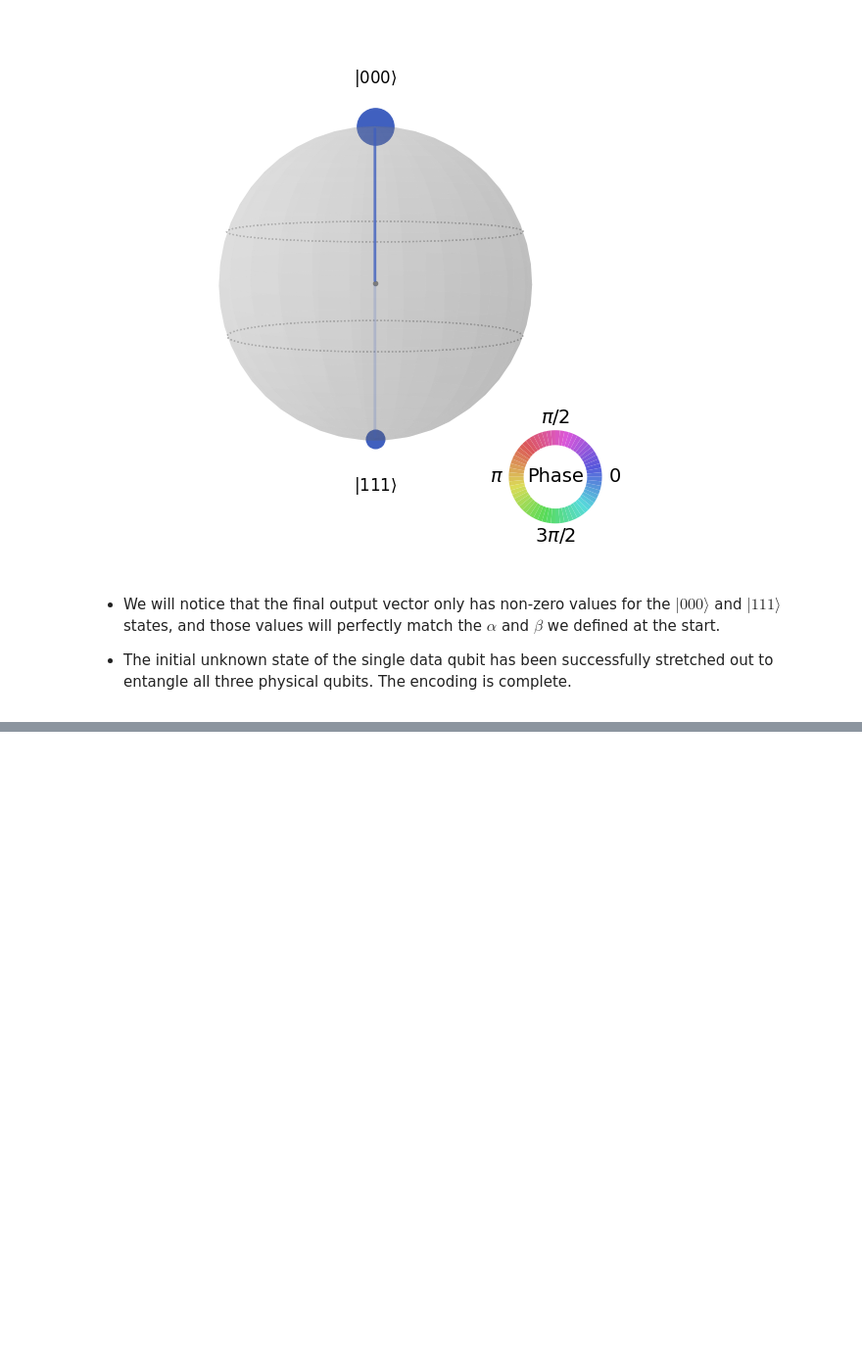
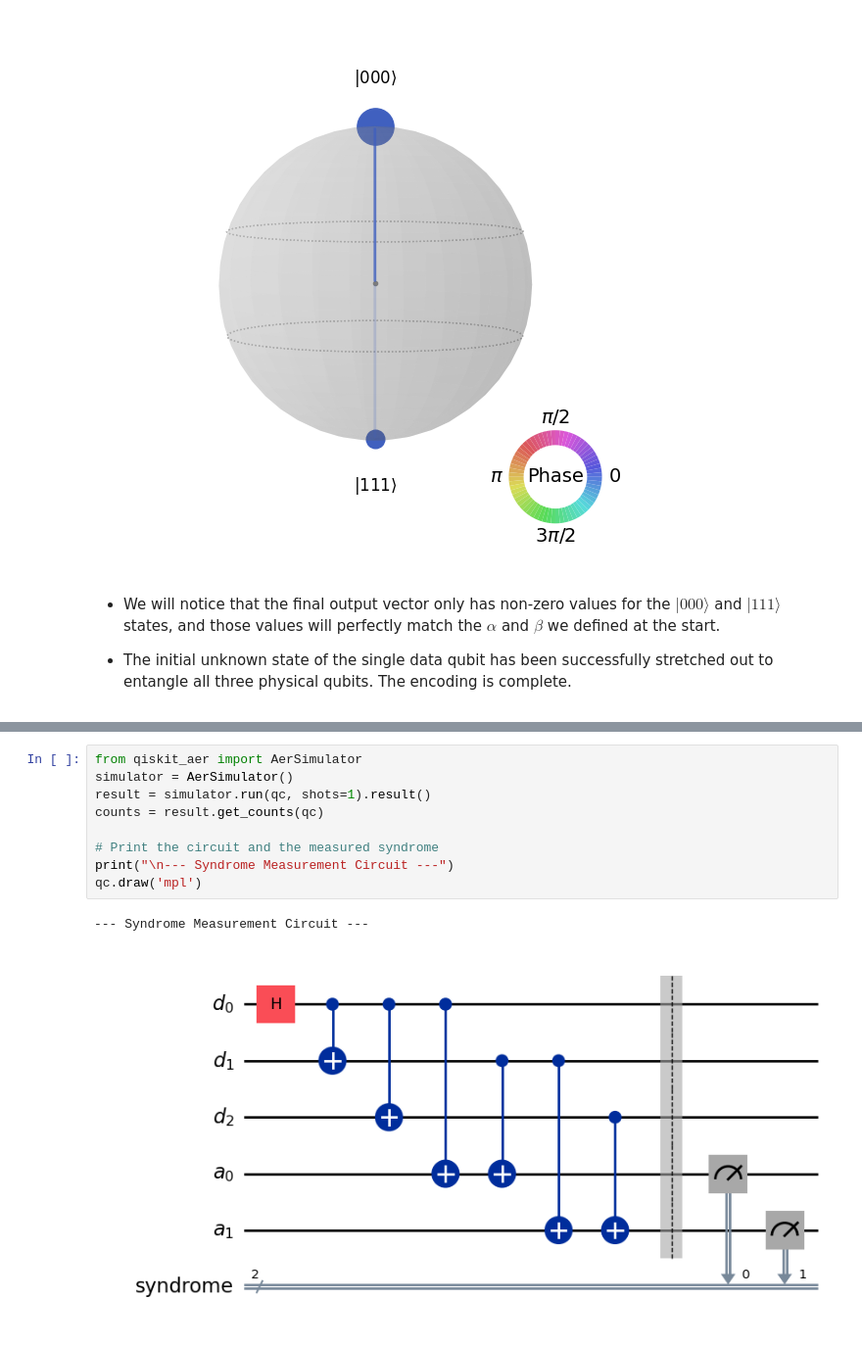
Before and after one commit to ManishSahani24/Quantum-Error-Correction, a Jupyter notebook: Quantum_Error_Correction.ipynb, the cells around one changed output, grey strips where cells are left out. Shown at 98% size. Saved outputs shown, nothing was run; the diff lists cells and outputs as text; blank space fills up the shorter version.

```diff
--- a/Quantum_Error_Correction.ipynb
+++ b/Quantum_Error_Correction.ipynb
@@ -171,0 +203,12 @@ plot_state_qsphere(state_x)
+# %%
+from qiskit_aer import AerSimulator
+simulator = AerSimulator()
+result = simulator.run(qc, shots=1).result()
+counts = result.get_counts(qc)
+
+# Print the circuit and the measured syndrome
+print("\n--- Syndrome Measurement Circuit ---")
+qc.draw('mpl')
+# %% [output]
+--- Syndrome Measurement Circuit ---
+[figure, added]
```
Also changed, not shown: parts of 25 cells of this notebook.
